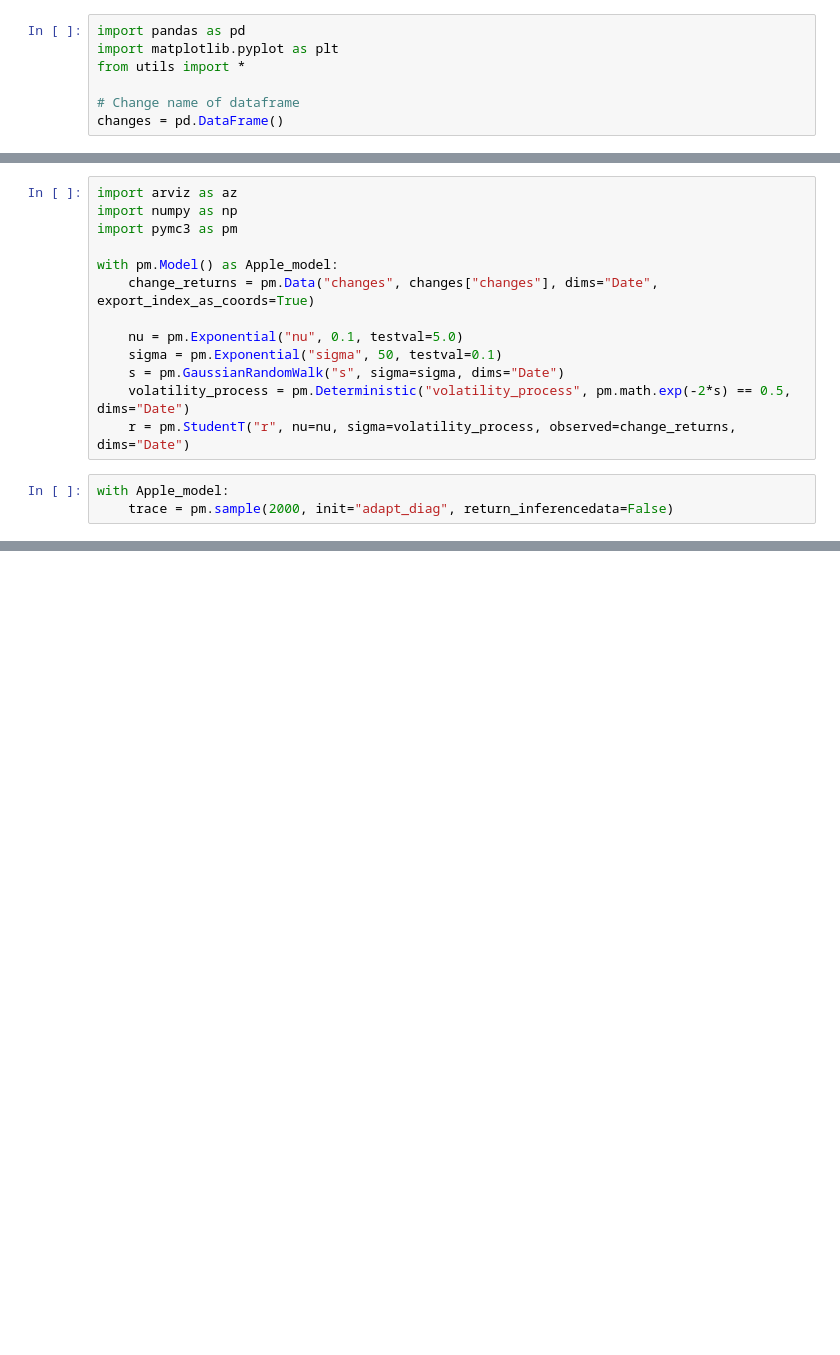
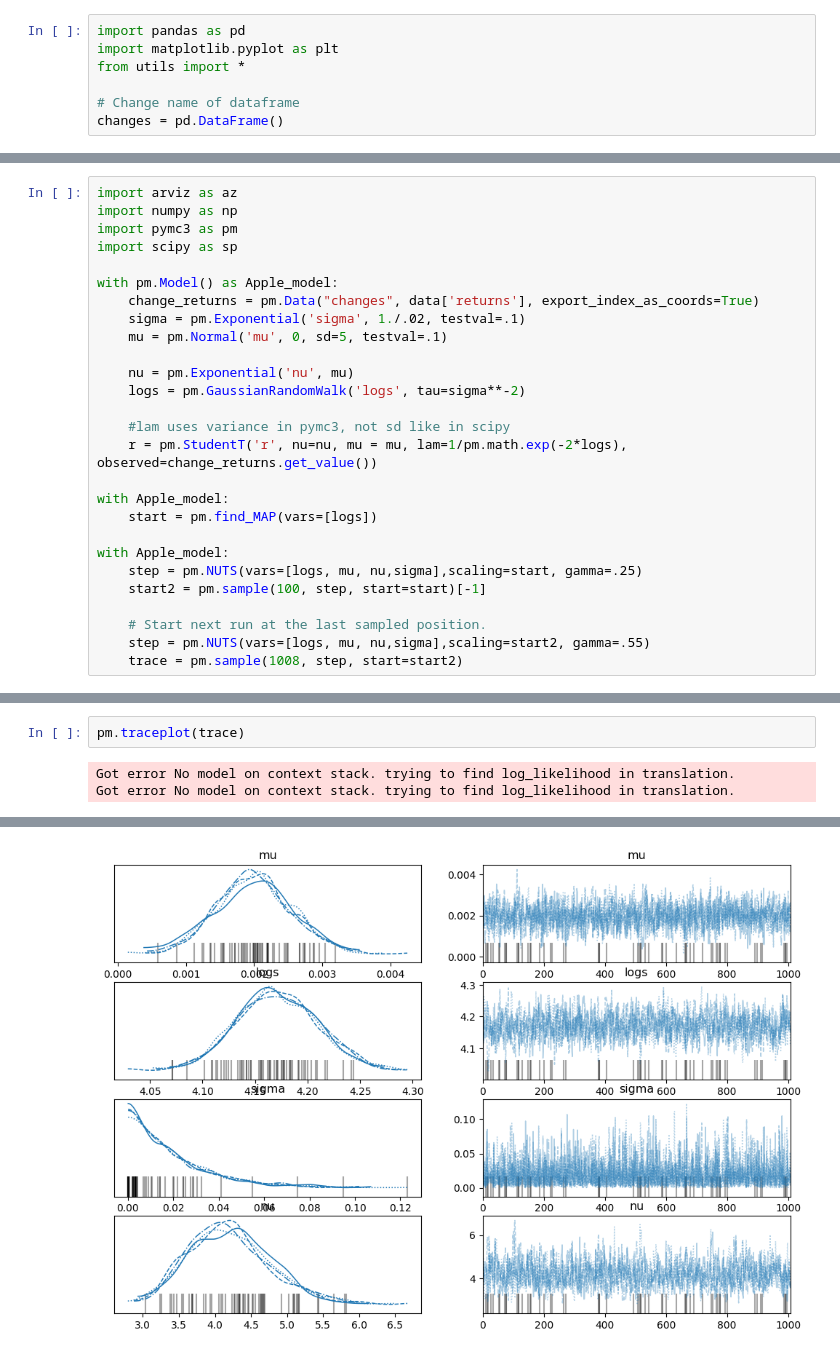
Before and after one commit to EyuelPersonal/BayesianProject, a Jupyter notebook: TeslaCode.ipynb, the cells around one changed output, grey strips where cells are left out. Saved outputs shown, nothing was run; the diff lists cells and outputs as text; blank space fills up the shorter version.

```diff
--- a/TeslaCode.ipynb
+++ b/TeslaCode.ipynb
@@ -46,16 +35,0 @@ with warnings.catch_warnings():
-# %%
-import arviz as az
-import numpy as np
-import pymc3 as pm
-
-with pm.Model() as Apple_model:
-    change_returns = pm.Data("changes", changes["changes"], dims="Date", export_index_as_coords=True)
-
-    nu = pm.Exponential("nu", 0.1, testval=5.0)
-    sigma = pm.Exponential("sigma", 50, testval=0.1)
-    s = pm.GaussianRandomWalk("s", sigma=sigma, dims="Date")
-    volatility_process = pm.Deterministic("volatility_process", pm.math.exp(-2*s) == 0.5, dims="Date")
-    r = pm.StudentT("r", nu=nu, sigma=volatility_process, observed=change_returns, dims="Date")
-# %%
-with Apple_model:
-    trace = pm.sample(2000, init="adapt_diag", return_inferencedata=False)
@@ -70,0 +36,27 @@ ax.legend(["Apple", "stochastic volatility process"], loc="upper right");
+# %%
+import arviz as az
+import numpy as np
+import pymc3 as pm
+import scipy as sp
+
+with pm.Model() as Apple_model:
+    change_returns = pm.Data("changes", data['returns'], export_index_as_coords=True)
+    sigma = pm.Exponential('sigma', 1./.02, testval=.1)
+    mu = pm.Normal('mu', 0, sd=5, testval=.1)
+
+    nu = pm.Exponential('nu', mu)
+    logs = pm.GaussianRandomWalk('logs', tau=sigma**-2)
+
+    #lam uses variance in pymc3, not sd like in scipy
+    r = pm.StudentT('r', nu=nu, mu = mu, lam=1/pm.math.exp(-2*logs), observed=change_returns.get_value())
+
+with Apple_model:
+    start = pm.find_MAP(vars=[logs])
+
+with Apple_model:
+    step = pm.NUTS(vars=[logs, mu, nu,sigma],scaling=start, gamma=.25)
+    start2 = pm.sample(100, step, start=start)[-1]
+
+    # Start next run at the last sampled position.
+    step = pm.NUTS(vars=[logs, mu, nu,sigma],scaling=start2, gamma=.55)
+    trace = pm.sample(1008, step, start=start2)
@@ -70,0 +99,5 @@ ax.legend(["Apple", "stochastic volatility process"], loc="upper right");
+# %%
+pm.traceplot(trace)
+# %% [output]
+Got error No model on context stack. trying to find log_likelihood in translation.
+Got error No model on context stack. trying to find log_likelihood in translation.
@@ -70,0 +111 @@ ax.legend(["Apple", "stochastic volatility process"], loc="upper right");
+[figure, added]
```
Also changed, not shown: parts of 15 cells of this notebook, 1 other file.
